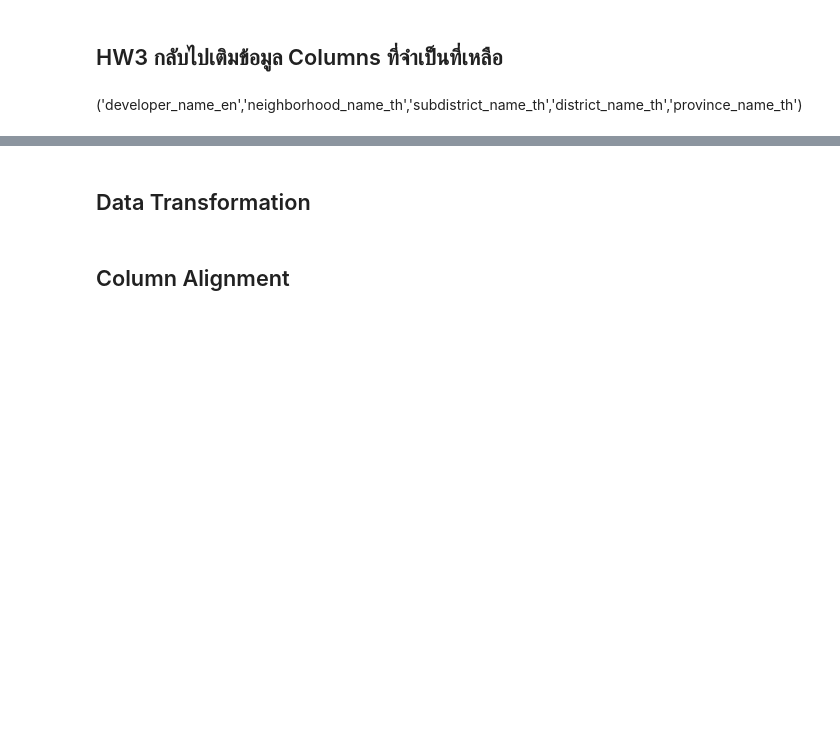
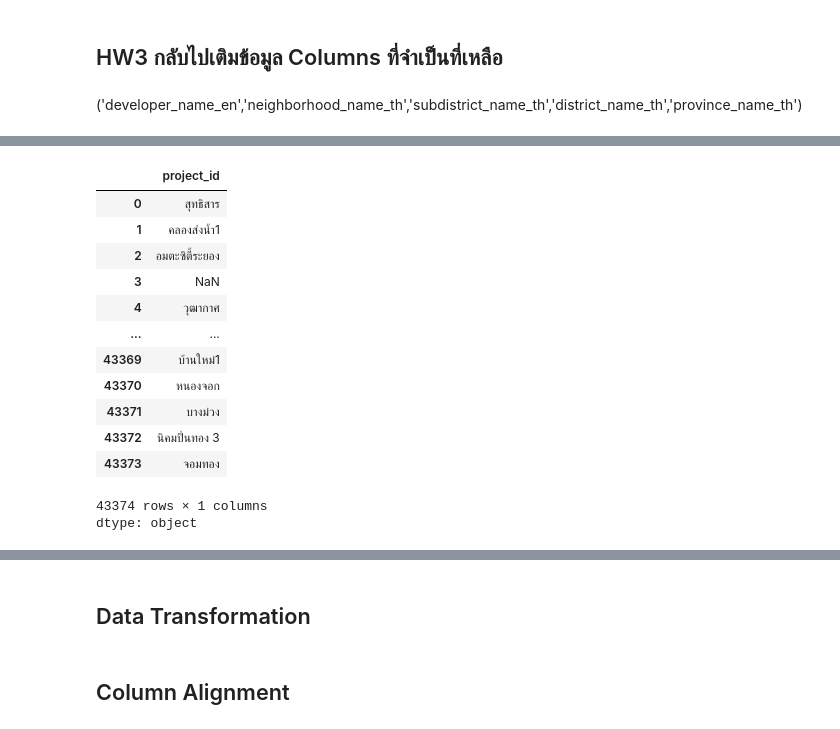
Before and after one commit to AI-Krittaya/BSC_DPDM2025, a Jupyter notebook: Ch3_Data_Prepocessing.ipynb, the cells around one changed output, grey strips where cells are left out. Drawn from its saved outputs; the diff is of its cells as text; code cells hidden in the pictures; blank space fills up the shorter version.

```diff
--- a/Ch3_Data_Prepocessing.ipynb
+++ b/Ch3_Data_Prepocessing.ipynb
@@ -601,0 +661,17 @@ dtype: object
+# %%
+unit_df['project_id'].map(project_df_dedup.set_index('project_id')['neighborhood_name_th'])
+# %% [output]
+|  | project_id |
+| 0 | สุทธิสาร |
+| 1 | คลองส่งน้ำ1 |
+| 2 | อมตะซิตี้ระยอง |
+| 3 | NaN |
+| 4 | วุฒากาศ |
+| ... | ... |
+| 43369 | บ้านใหม่1 |
+| 43370 | หนองจอก |
+| 43371 | บางม่วง |
+| 43372 | นิคมปิ่นทอง 3 |
+| 43373 | จอมทอง |
+43374 rows × 1 columns
+dtype: object
```
Also changed, not shown: parts of 9 cells of this notebook.
